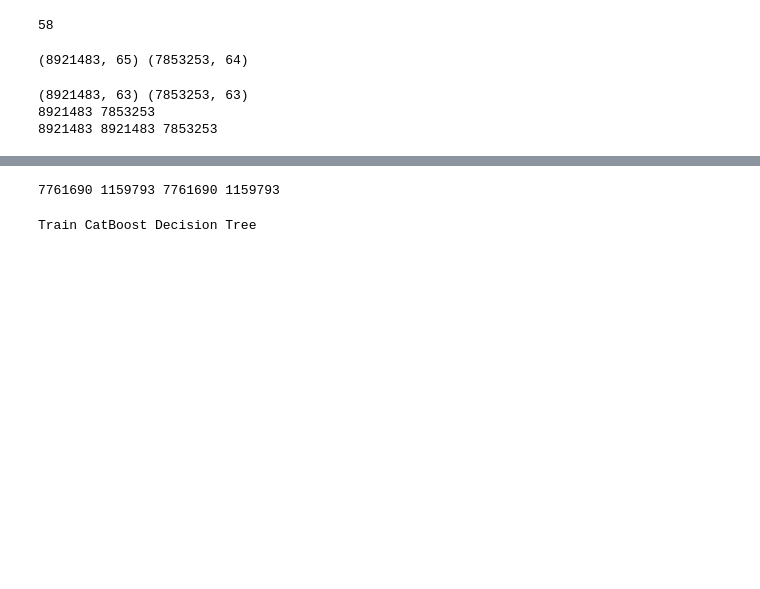
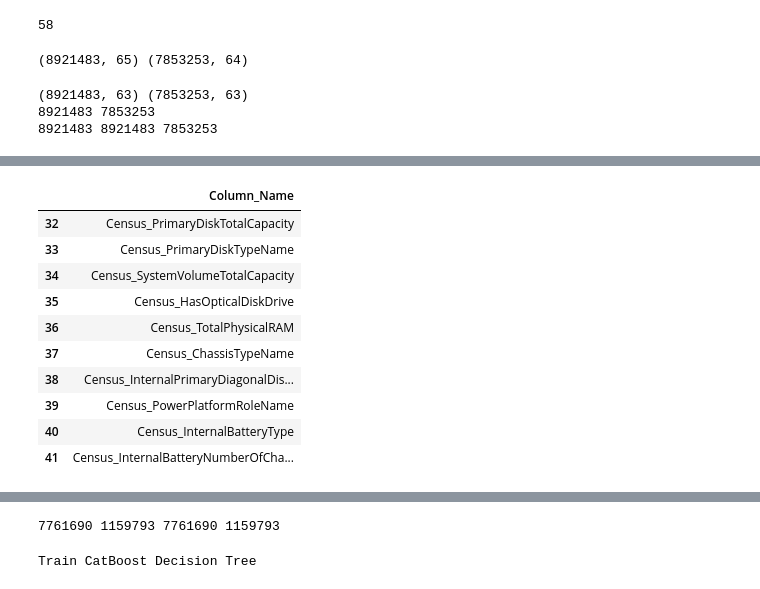
Before and after one commit to ViswanathRavindran/Kaggle-Microsoft, a Jupyter notebook: Model.ipynb, the cells around one changed output, grey strips where cells are left out. Saved outputs shown, nothing was run; the diff lists cells and outputs as text; code cells hidden in the pictures; blank space fills up the shorter version.

```diff
--- a/Model.ipynb
+++ b/Model.ipynb
@@ -125,3 +134,17 @@ array([ 0,  1,  2,  3,  4,  5,  6,  7,  8,  9, 10, 11, 12, 13, 14, 15, 16,
+# %%
+cols_index[32:42]
+# %% [output]
+|  | Column_Name |
+| 32 | Census_PrimaryDiskTotalCapacity |
+| 33 | Census_PrimaryDiskTypeName |
+| 34 | Census_SystemVolumeTotalCapacity |
+| 35 | Census_HasOpticalDiskDrive |
+| 36 | Census_TotalPhysicalRAM |
+| 37 | Census_ChassisTypeName |
+| 38 | Census_InternalPrimaryDiagonalDis... |
+| 39 | Census_PowerPlatformRoleName |
+| 40 | Census_InternalBatteryType |
+| 41 | Census_InternalBatteryNumberOfCha... |
 # %%
 del train, test
 gc.collect()
```
Also changed, not shown: parts of 13 cells of this notebook.
